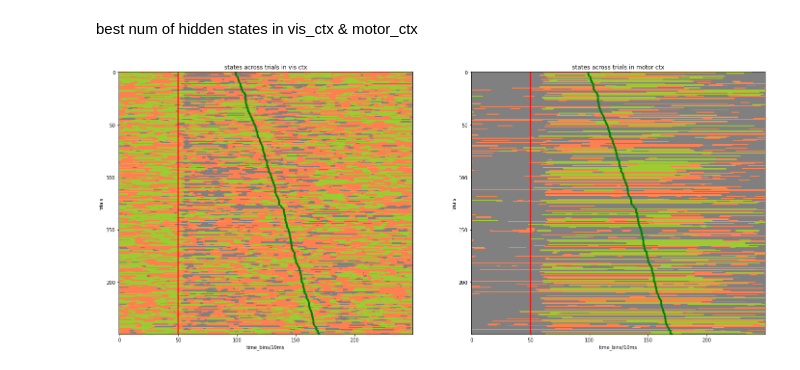
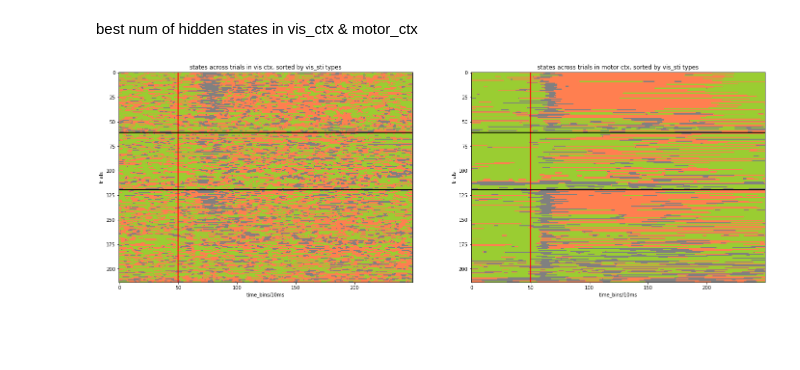
Before and after one commit to NMA2022Chaosfan/HMM_SteinmetzDataset, a Jupyter notebook: compare_vis_motor.ipynb, the cells around one changed output. Saved outputs shown, nothing was run; the diff lists cells and outputs as text; code cells hidden in the pictures; blank space fills up the shorter version.

```diff
--- a/compare_vis_motor.ipynb
+++ b/compare_vis_motor.ipynb
@@ -177,7 +177,7 @@ for i in range(nareas):
     posterior_prob_areas[i] = posterior_prob
     transition_matrix_areas[i] = transition_matrix
 # %%
-f, axes = plt.subplots(ncols=nareas, figsize=(24, 10))
+f, axes = plt.subplots(ncols=nareas, figsize=(24, 8))
 
 for i in range(nareas):
 
@@ -200,9 +200,50 @@ for i in range(nareas):
     axes[i].plot(go_cue_sorted, np.arange(num_trials), color='green', marker='.', label='go_cue')
     axes[i].set_ylabel("trials")
     axes[i].set_xlabel("time_bins/10ms")
-    axes[i].set_title(f'states across trials in {regions[i]}')
+    axes[i].set_title(f'states across trials in {regions[i]}, sorted by go_cue time')
 
 plt.tight_layout
 plt.show()
-# %% [output]
-[figure, removed]
+# %%
+f, axes = plt.subplots(ncols=nareas, figsize=(24, 8))
+
+for i in range(nareas):
+
+    input_data = neural_activity[barea==i]
+    num_neurons = input_data.shape[0]
+    num_trials = input_data.shape[1]
+    num_bins = input_data.shape[2]
+
+    states_mat = hidden_states_areas[i].reshape(num_trials, num_bins)
+
+    trial_vis_left_id = np.argwhere(vis_left_id==True).flatten()
+    trial_vis_no_id = np.argwhere(vis_no_id==True).flatten()
+    trial_vis_right_id = np.argwhere(vis_right_id==True).flatten()
+    vis_id = np.concatenate((trial_vis_left_id, trial_vis_no_id, trial_vis_right_id))
+    states_mat_sorted = states_mat[vis_id, :]
+
+    num_left = len(trial_vis_left_id)
+    num_no = len(trial_vis_no_id)
+    num_right = len(trial_vis_right_id)
+
+    cmp = mpl.colors.ListedColormap(['yellowgreen', 'coral', 'gray'])
+    axes[i].imshow(states_mat_sorted, aspect='auto', cmap=cmp)
+    axes[i].axvline(x=stim_onset/bin_size, color='red', linewidth=2, label='stim_onset')
+    axes[i].axhline(y=num_left, color='black', linewidth=2, label='vis_left')
+    axes[i].axhline(y=num_left+num_no, color='black', linewidth=2, label='vis_no')
+    axes[i].set_ylabel("trials")
+    axes[i].set_xlabel("time_bins/10ms")
+    axes[i].set_title(f'states across trials in {regions[i]}, sorted by vis_sti types')
+
+plt.tight_layout
+plt.show()
+
+# time_points = [50, 100, 150, 200]
+# f, axes = plt.subplots(nrows=4, figsize=(15, 40))
+# for i, t in enumerate(time_points):
+#     axes[i].plot(states_mat_sorted[:, t])
+#     axes[i].set_ylabel("states")
+#     axes[i].set_xlabel("trials")
+#     axes[i].set_title(f'vis, time{t}, area {regions[i]}')
+# %% [output]
+[figure, added]
```
Also changed, not shown: parts of 7 cells of this notebook, 1 other file.
